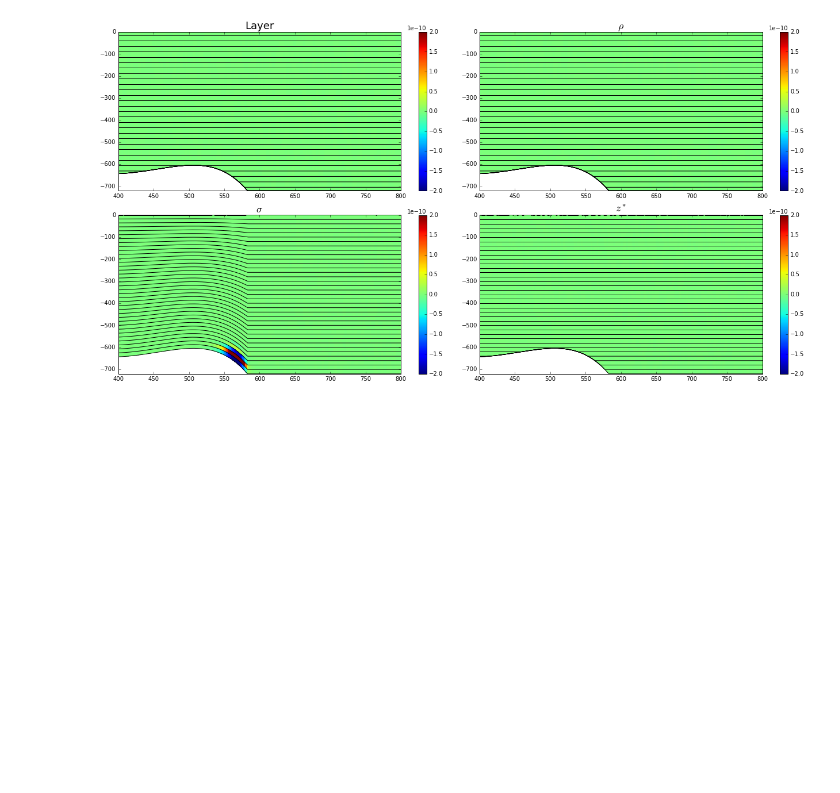
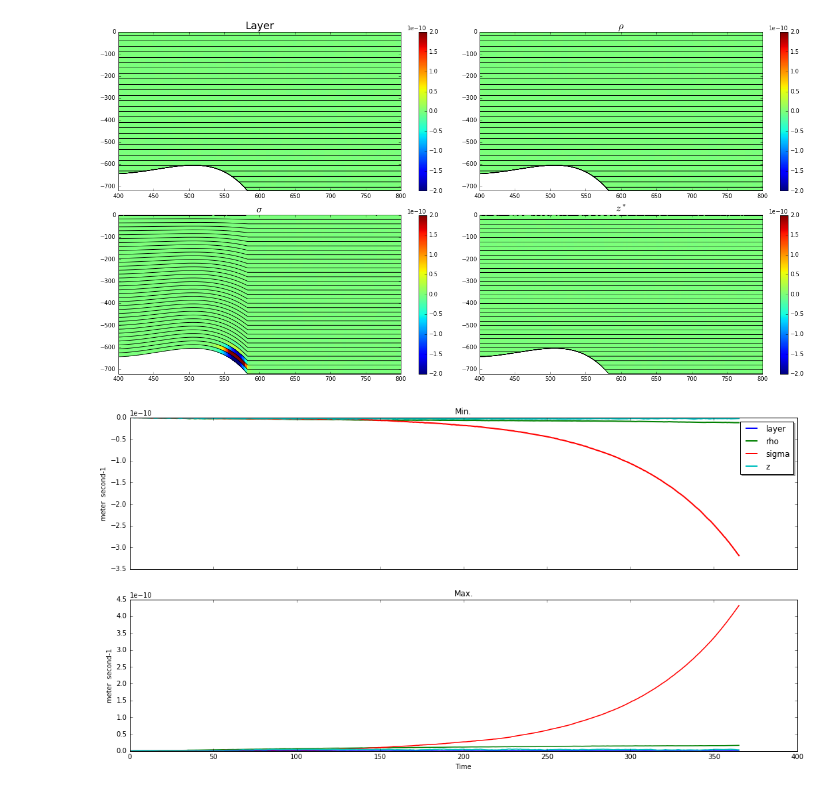
Before and after one commit to gustavo-marques/ISOMIP, a Jupyter notebook: ipynb/quiet_2D_noIS.ipynb, the cells around one changed output. Cells and saved outputs as stored; diff of their text form; code cells hidden in the pictures; blank space fills up the shorter version.

```diff
--- a/ipynb/quiet_2D_noIS.ipynb
+++ b/ipynb/quiet_2D_noIS.ipynb
@@ -69,3 +69,7 @@ plt.subplot(2,2,4); plot_section(z_file, record, xq, variable=variable, clim=(-2
 plt.tight_layout()
 # %% [output]
 [figure]
+# %%
+plot_stats((layer_file,rho_file,sigma_file,z_file))
+# %% [output]
+[figure, added]
```
Also changed, not shown: 3 other files.
